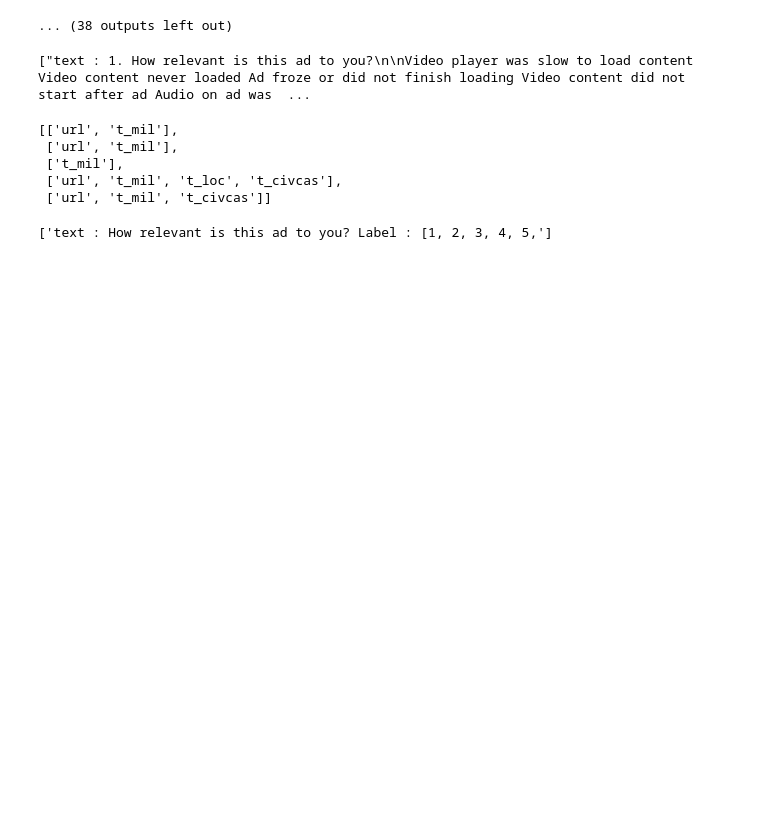
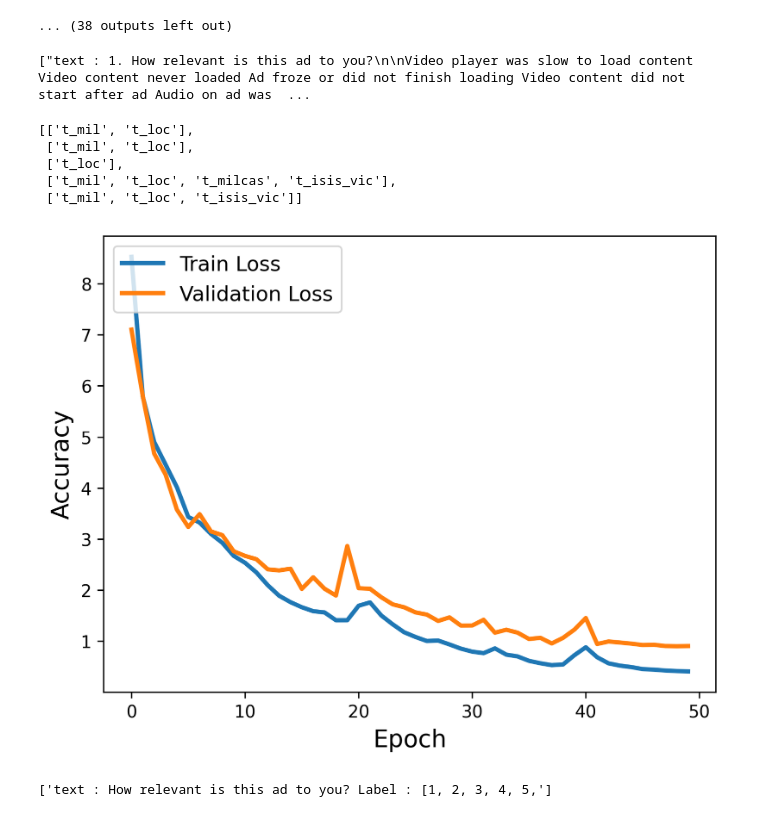
Before and after one commit to PaulKMandal/CONTACT, a Jupyter notebook: PEFT_Prompting-list-label.ipynb, the cells around one changed output. Saved outputs shown, nothing was run; the diff lists cells and outputs as text; code cells hidden in the pictures; blank space fills up the shorter version.

Commit message:
Increased epochs, changed prompt.

```diff
--- a/PEFT_Prompting-list-label.ipynb
+++ b/PEFT_Prompting-list-label.ipynb
@@ -146,6 +146,7 @@ from datasets import load_dataset
 import os
 from torch.utils.data import DataLoader
 from tqdm import tqdm
+import numpy as np
 
 device = "cuda"
 model_name_or_path = "bigscience/bloomz-560m"
@@ -154,7 +155,7 @@ peft_config = PromptTuningConfig(
     task_type=TaskType.CAUSAL_LM,
     prompt_tuning_init=PromptTuningInit.TEXT,
     num_virtual_tokens=8,
-    prompt_tuning_init_text="Give each of these following labels a 0 if false and a 1 if true:"\
+    prompt_tuning_init_text="Output an array of the following labels if the article contains information about the following:"\
        + "t_mil - Event is about war/military operations,"\
        + "t_loc - Event report includes reference to specific location,"\
        + "t_milcas - Event report mentions military casualties,"\
@@ -193,7 +194,7 @@ dataset[0]
  '__index_level_0__': 0,
  'labels': [1, 1, 0, 0, 0]}
 # %%
-text_labels = [[f for f, p in zip(dataset.features, ps) if p] for ps in dataset['labels']]
+text_labels = [[f for f, p in zip(features, ps) if p] for ps in dataset['labels']]
 dataset = dataset.add_column('text_labels', text_labels)
 dataset[0]
 # %% [output]
@@ -279,6 +280,8 @@ lr_scheduler = get_linear_schedule_with_warmup(
 )
 # %%
 model = model.to(device)
+
+history = {'train_loss':[],'valid_loss':[],'train_ppl':[],'eval_ppl':[]}
 
 for epoch in range(num_epochs):
     model.train()
@@ -310,5 +313,11 @@ for epoch in range(num_epochs):
     eval_ppl = torch.exp(eval_epoch_loss)
     train_epoch_loss = total_loss / len(train_dataloader)
     train_ppl = torch.exp(train_epoch_loss)
+    history['train_loss'].append(train_epoch_loss)
+    history['valid_loss'].append(eval_epoch_loss)
+    history['train_ppl'].append(train_ppl)
+    history['eval_ppl'].append(eval_ppl)
     print(f"{epoch=}: {train_ppl=} {train_epoch_loss=} {eval_ppl=} {eval_epoch_loss=}")
+
+np.save('history.npy', history)
 # %% [output]
@@ -371,11 +380,31 @@ print(tokenizer.batch_decode(outputs.detach().cpu().numpy(), skip_special_tokens
 # %%
 dataset['text_labels'][14:19]
 # %% [output]
-[['url', 't_mil'],
- ['url', 't_mil'],
- ['t_mil'],
- ['url', 't_mil', 't_loc', 't_civcas'],
- ['url', 't_mil', 't_civcas']]
+[['t_mil', 't_loc'],
+ ['t_mil', 't_loc'],
+ ['t_loc'],
+ ['t_mil', 't_loc', 't_milcas', 't_isis_vic'],
+ ['t_mil', 't_loc', 't_isis_vic']]
+# %%
+import matplotlib.pyplot as plt
+
+# Create a new figure and set the dpi (dots per inch) to a high value for high resolution
+plt.figure(dpi=300)
+
+plt.plot(torch.tensor(history['train_loss'], device = 'cpu'), linewidth=2.5)  # Increase line width
+
+plt.plot(torch.tensor(history['valid_loss'], device = 'cpu'), linewidth=2.5)  # Increase line width
+
+plt.ylabel('Accuracy', fontsize=14)  # Increase y-axis label font size
+plt.xlabel('Epoch', fontsize=14)  # Increase x-axis label font size
+plt.legend(['Train Loss', 'Validation Loss'], loc='upper left', fontsize=12)  # Increase legend font size
+
+# Save the figure as a high-resolution PNG file
+plt.savefig('model_loss_run1.png', dpi=300, bbox_inches='tight')
+
+plt.show()
+# %% [output]
+[figure, added]
 # %%
 from huggingface_hub import notebook_login
 
```
Also changed, not shown: parts of 3 cells of this notebook, 2 other files.
